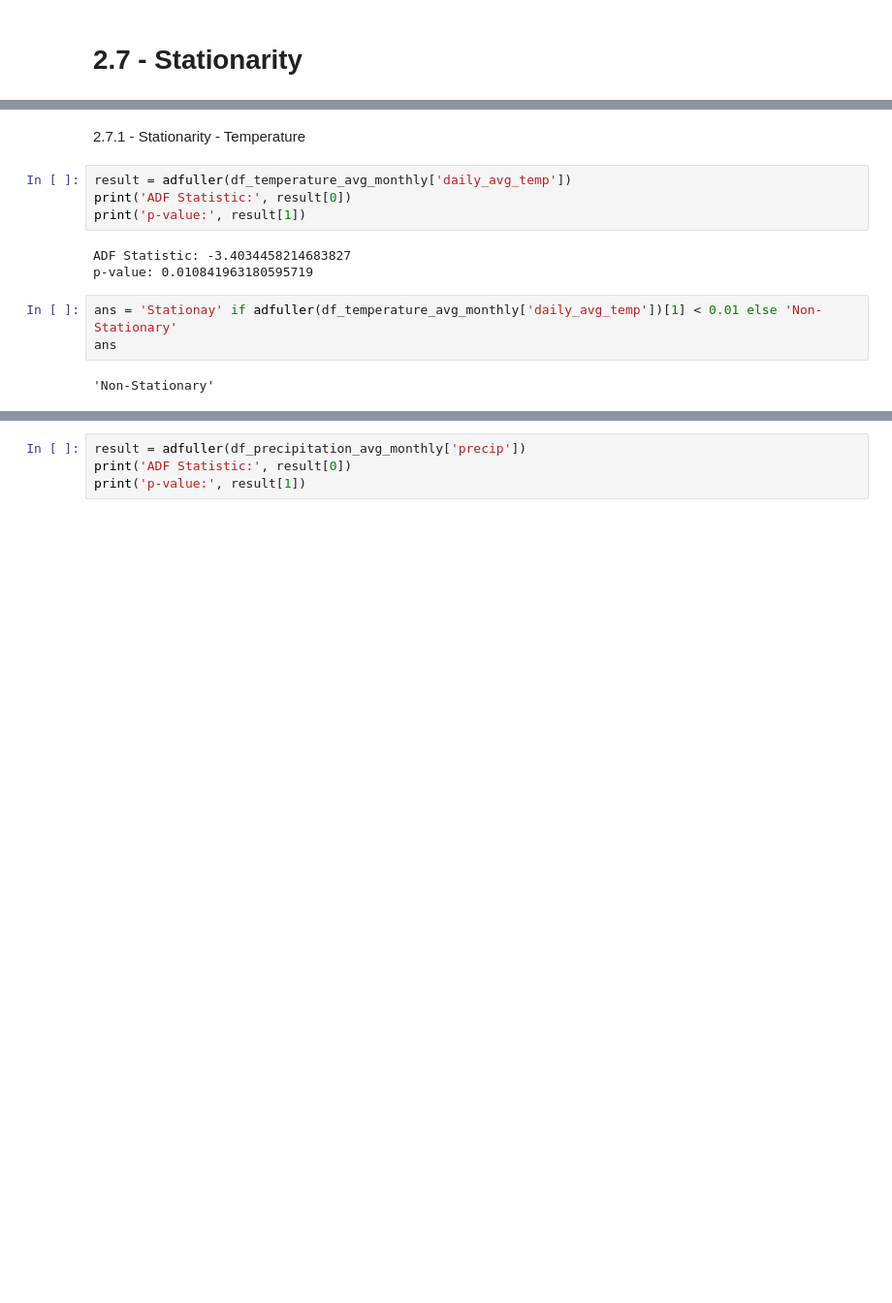
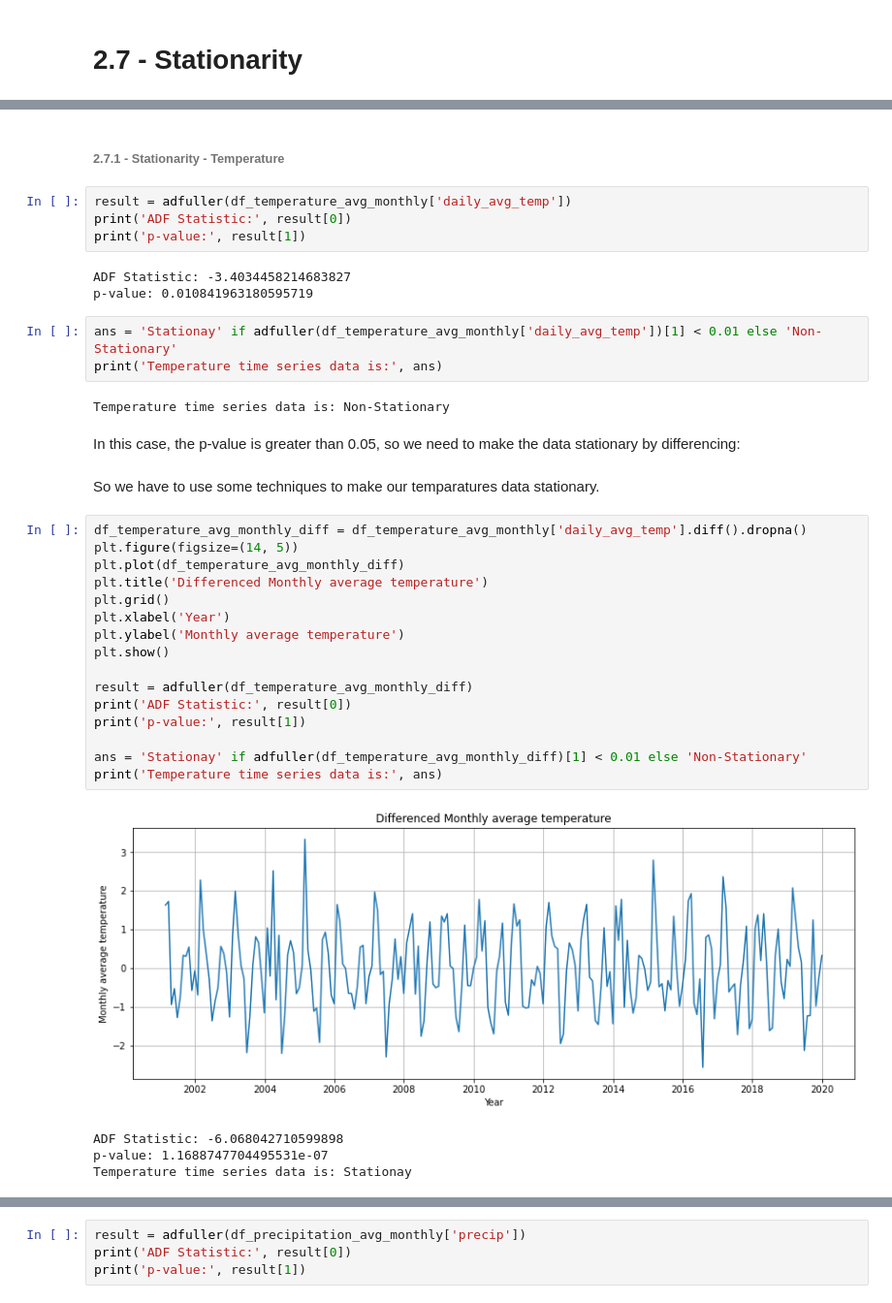
Before and after one commit to behailudesta/CPMLAI, a Jupyter notebook: Capstone_behailud_main.ipynb, the cells around one changed output, grey strips where cells are left out. Shown at 97% size. Saved outputs shown, nothing was run; the diff lists cells and outputs as text; blank space fills up the shorter version.

```diff
--- a/Capstone_behailud_main.ipynb
+++ b/Capstone_behailud_main.ipynb
@@ -621,5 +661,5 @@ plt.savefig("./images/acf_precip_weekly.jpg");
 # %% [markdown]
-2.7.1 - Stationarity - Temperature
+###### 2.7.1 - Stationarity - Temperature
 # %%
 result = adfuller(df_temperature_avg_monthly['daily_avg_temp'])
 print('ADF Statistic:', result[0])
@@ -629,7 +669,32 @@ ADF Statistic: -3.4034458214683827
 p-value: 0.010841963180595719
 # %%
 ans = 'Stationay' if adfuller(df_temperature_avg_monthly['daily_avg_temp'])[1] < 0.01 else 'Non-Stationary'
-ans
+print('Temperature time series data is:', ans)
 # %% [output]
-'Non-Stationary'
+Temperature time series data is: Non-Stationary
+# %% [markdown]
+In this case, the p-value is greater than 0.05, so we need to make the data stationary by differencing:
+# %% [markdown]
+So we have to use some techniques to make our temparatures data stationary.
+# %%
+df_temperature_avg_monthly_diff = df_temperature_avg_monthly['daily_avg_temp'].diff().dropna()
+plt.figure(figsize=(14, 5))
+plt.plot(df_temperature_avg_monthly_diff)
+plt.title('Differenced Monthly average temperature')
+plt.grid()
+plt.xlabel('Year')
+plt.ylabel('Monthly average temperature')
+plt.show()
+
+result = adfuller(df_temperature_avg_monthly_diff)
+print('ADF Statistic:', result[0])
+print('p-value:', result[1])
+
+ans = 'Stationay' if adfuller(df_temperature_avg_monthly_diff)[1] < 0.01 else 'Non-Stationary'
+print('Temperature time series data is:', ans)
+# %% [output]
+[figure, added]
+ADF Statistic: -6.068042710599898
+p-value: 1.1688747704495531e-07
+Temperature time series data is: Stationay
 # %% [markdown]
```
Also changed, not shown: parts of 164 cells of this notebook.
